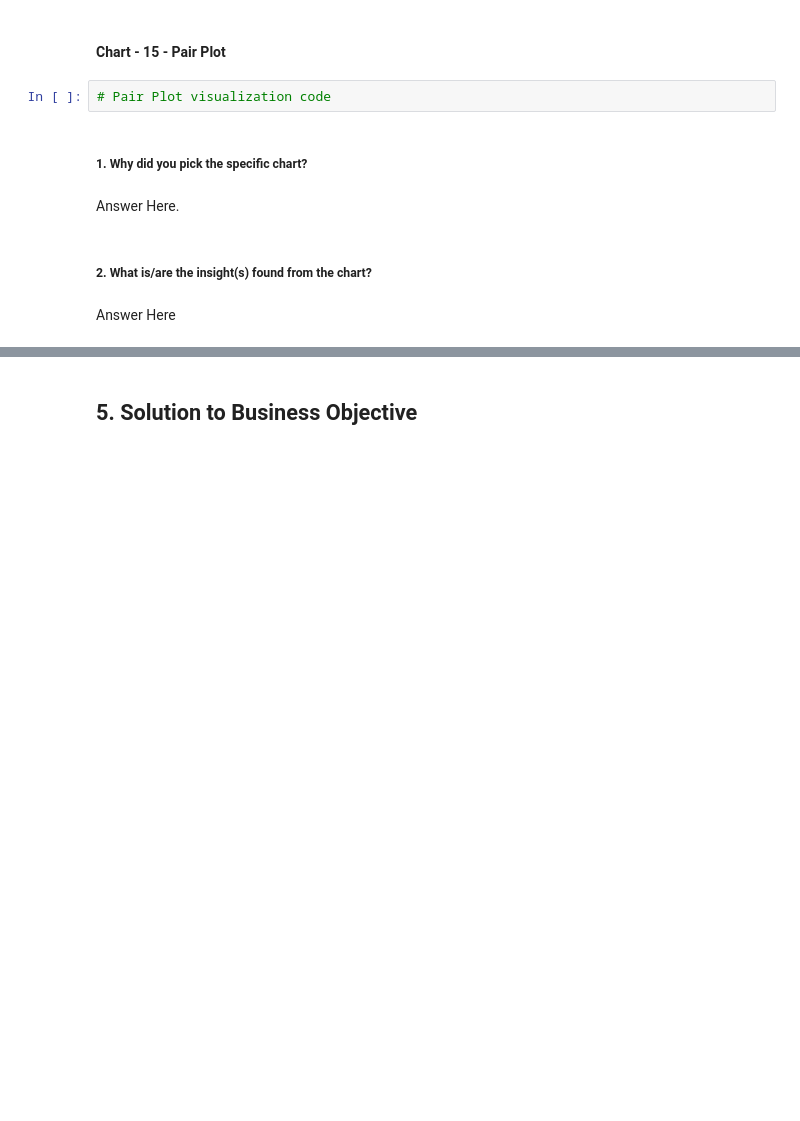
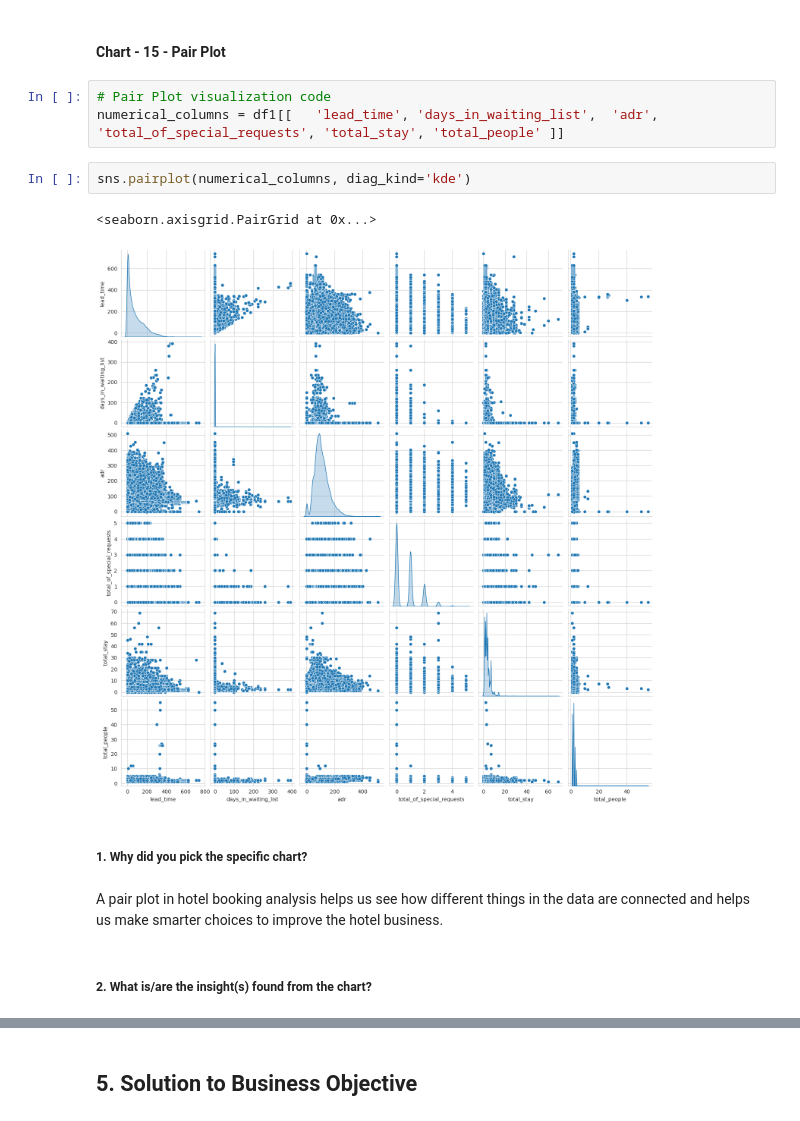
Before and after one commit to Hrishik-D/CapstoneProject_EDA_Hotel_Analysis, a Jupyter notebook: EDA_Hotel_Analysis_Individual.ipynb, the cells around one changed output, grey strips where cells are left out. Cells and saved outputs as stored; diff of their text form; blank space fills up the shorter version.

```diff
--- a/EDA_Hotel_Analysis_Individual.ipynb
+++ b/EDA_Hotel_Analysis_Individual.ipynb
@@ -868,11 +868,15 @@ Heatmaps can visually represent the correlation between variables in a dataset.
 #### Chart - 15 - Pair Plot
 # %%
 # Pair Plot visualization code
+numerical_columns = df1[[   'lead_time', 'days_in_waiting_list',  'adr', 'total_of_special_requests', 'total_stay', 'total_people' ]]
+# %%
+sns.pairplot(numerical_columns, diag_kind='kde')
+# %% [output]
+<seaborn.axisgrid.PairGrid at 0x...>
+[figure, added]
 # %% [markdown]
 ##### 1. Why did you pick the specific chart?
-# %% [markdown]
-Answer Here.
+# %% [markdown]
+A pair plot in hotel booking analysis helps us see how different things in the data are connected and helps us make smarter choices to improve the hotel business.
 # %% [markdown]
 ##### 2. What is/are the insight(s) found from the chart?
-# %% [markdown]
-Answer Here
```
Also changed, not shown: parts of 1 cell of this notebook.
